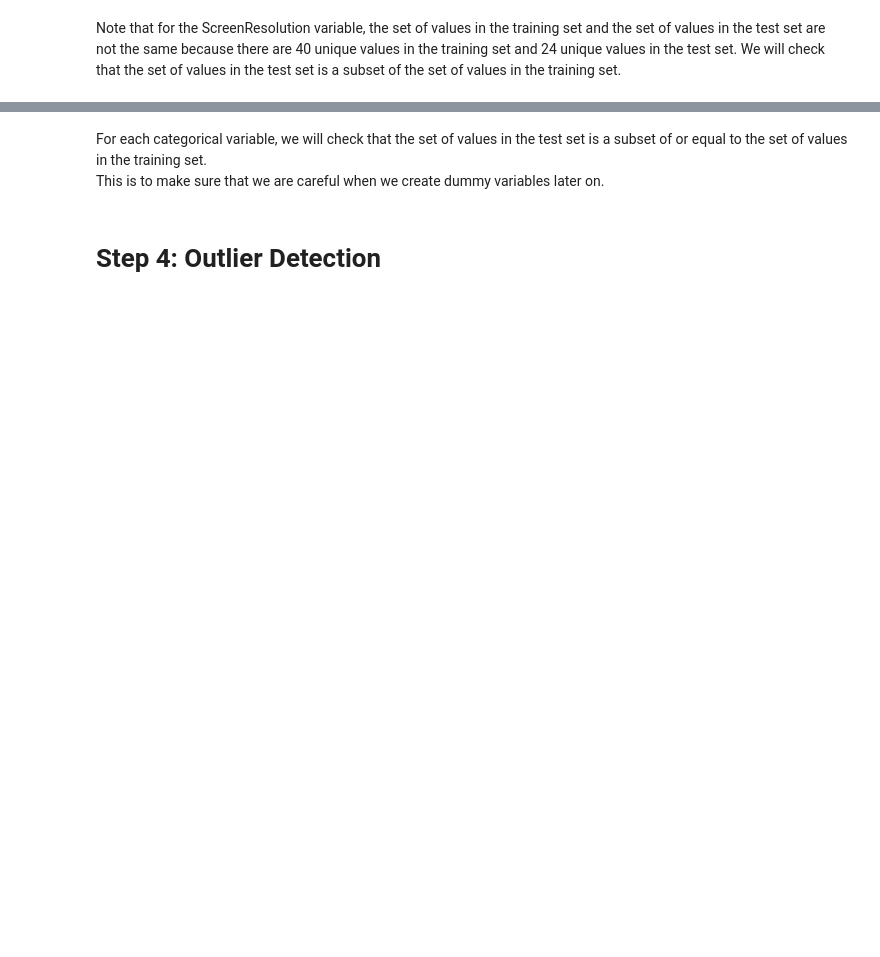
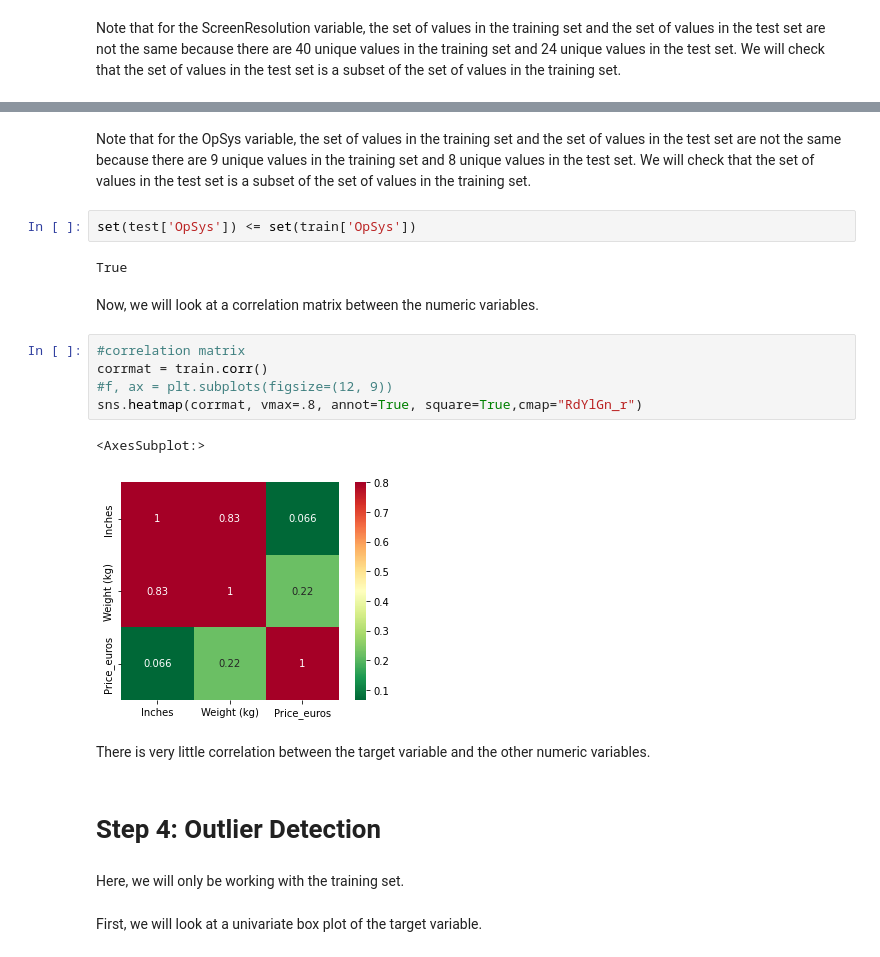
Before and after one commit to ryan-ferns/project_laptop_prices, a Jupyter notebook: laptop-prices-project.ipynb, the cells around one changed output, grey strips where cells are left out. Cells and saved outputs as stored; diff of their text form; blank space fills up the shorter version.

```diff
--- a/laptop-prices-project.ipynb
+++ b/laptop-prices-project.ipynb
@@ -296,8 +1069,32 @@ test['OpSys'].value_counts()
-# %% [markdown]
-For each categorical variable, we will check that the set of values
-in the test set is a subset of or equal to the set of values in the training set.
-This is to make sure that we are careful when we create dummy variables later on.
+# %% [markdown]
+Note that for the OpSys variable, the set of values
+in the training set and the set of values in the test set
+are not the same because there are 9 unique values in the
+training set and 8 unique values in the test set.  We will
+check that the set of values in the test set is a subset of
+the set of values in the training set.
+# %%
+set(test['OpSys']) <= set(train['OpSys'])
+# %% [output]
+True
+# %% [markdown]
+Now, we will look at a correlation matrix between the numeric variables.
+# %%
+#correlation matrix
+corrmat = train.corr()
+#f, ax = plt.subplots(figsize=(12, 9))
+sns.heatmap(corrmat, vmax=.8, annot=True, square=True,cmap="RdYlGn_r")
+# %% [output]
+<AxesSubplot:>
+[figure, added]
+# %% [markdown]
+There is very little correlation between the target variable
+and the other numeric variables.
 # %% [markdown]
 # Step 4: Outlier Detection
+# %% [markdown]
+Here, we will only be working with the training set.
+# %% [markdown]
+First, we will look at a univariate box plot of the target variable.
 # %%
 sns.boxplot(x=train['Price_euros'])
```
Also changed, not shown: parts of 102 cells of this notebook.
